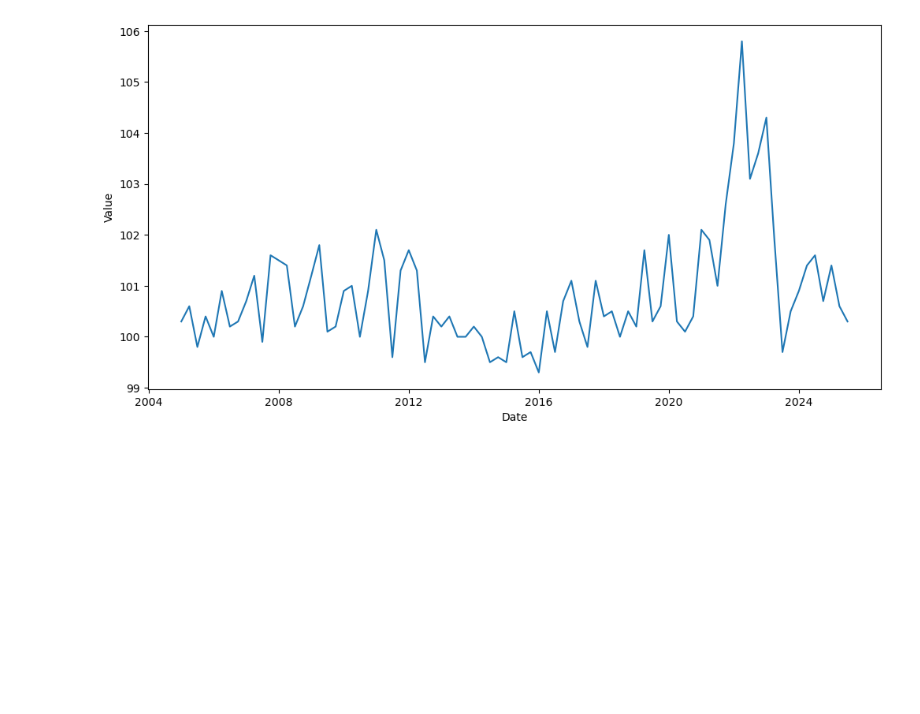
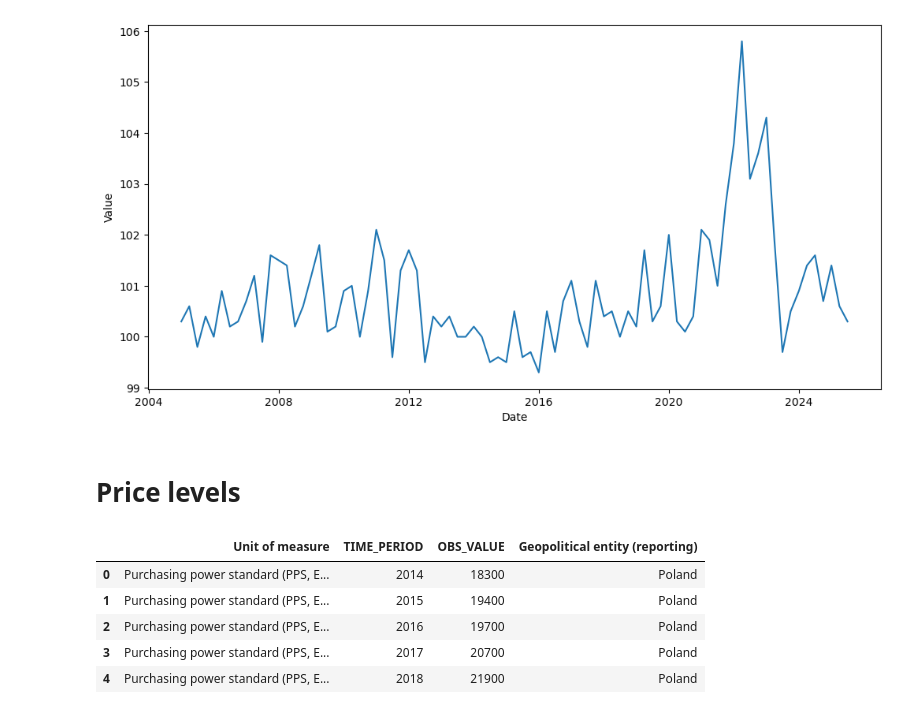
Before and after one commit to harrisonluff/Group_Project_Y3, a Jupyter notebook: notebooks/analysis/00_regional_price_index.ipynb, the cells around one changed output. Drawn from its saved outputs; the diff is of its cells as text; code cells hidden in the pictures; blank space fills up the shorter version.

Commit message:
adding GDP data, as need to create a GDP deflator for latter

```diff
--- a/notebooks/analysis/00_regional_price_index.ipynb
+++ b/notebooks/analysis/00_regional_price_index.ipynb
@@ -91,3 +91,22 @@ sns.lineplot(data=poland_inflation, x='Date', y='Value')
 # %% [output]
 <Axes: xlabel='Date', ylabel='Value'>
 [figure]
+# %% [markdown]
+# Price levels
+# %%
+#load in GDP data
+regional_GDP_current_path = repo_root / "raw" / "00_regional_GDP" / "GDP_current_prices.csv"
+regional_GDP_PPS_path = repo_root / "raw" / "00_regional_GDP" / "GDP_PPS.csv"
+
+GDP_current = pd.read_csv(regional_GDP_current_path,sep=';')
+GDP_PPS = pd.read_csv(regional_GDP_PPS_path)
+GDP_PPS = GDP_PPS[['Unit of measure','TIME_PERIOD','OBS_VALUE','Geopolitical entity (reporting)']]
+# %%
+GDP_PPS.head()
+# %% [output]
+|  | Unit of measure | TIME_PERIOD | OBS_VALUE | Geopolitical entity (reporting) |
+| 0 | Purchasing power standard (PPS, E... | 2014 | 18300 | Poland |
+| 1 | Purchasing power standard (PPS, E... | 2015 | 19400 | Poland |
+| 2 | Purchasing power standard (PPS, E... | 2016 | 19700 | Poland |
+| 3 | Purchasing power standard (PPS, E... | 2017 | 20700 | Poland |
+| 4 | Purchasing power standard (PPS, E... | 2018 | 21900 | Poland |
```
Also changed, not shown: 2 other files.
